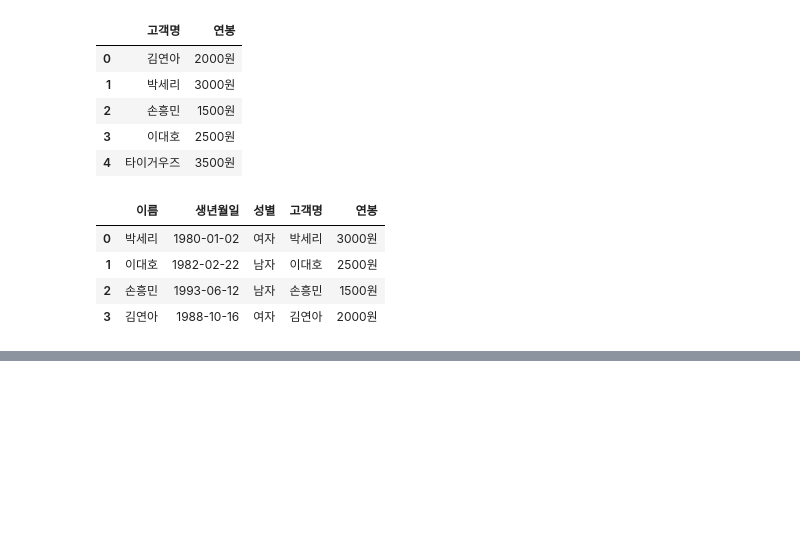
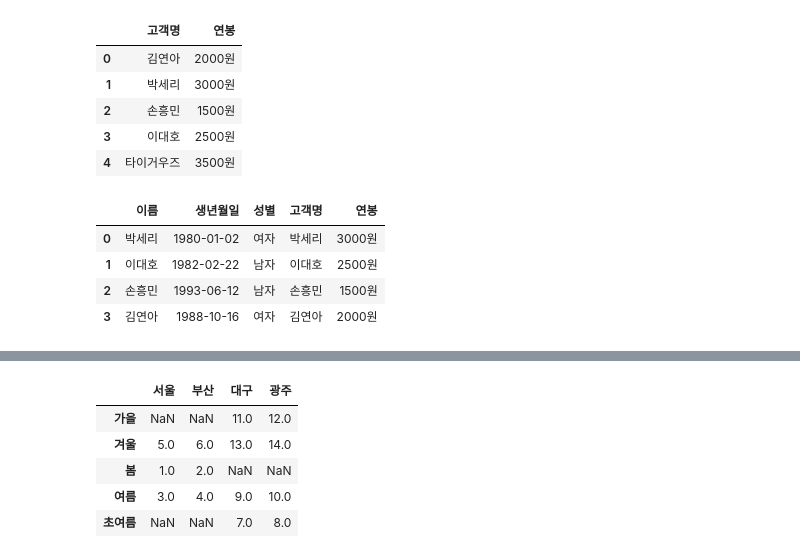
Before and after one commit to HeeJu-XiJu/Pandas, a Jupyter notebook: 15. 데이터병합.ipynb, the cells around one changed output, grey strips where cells are left out. Drawn from its saved outputs; the diff is of its cells as text; code cells hidden in the pictures; blank space fills up the shorter version.

```diff
--- a/15. 데이터병합.ipynb
+++ b/15. 데이터병합.ipynb
@@ -211,0 +228,5 @@ pd.merge(df1, df2, left_on='이름', right_on='고객명')
+# %%
+df1 = pd.DataFrame([[1.,2.],[3.,4.],[5.,6.]],
+                    index=['봄','여름','겨울'],
+                    columns=['서울','부산'])
+df1
@@ -211,0 +238,5 @@ pd.merge(df1, df2, left_on='이름', right_on='고객명')
+# %%
+df2 = pd.DataFrame([[7.,8.],[9.,10.],[11.,12.],[13.,14.]],
+                    index=['초여름','여름','가을','겨울'],
+                    columns=['대구','광주'])
+df2
@@ -211,0 +249,10 @@ pd.merge(df1, df2, left_on='이름', right_on='고객명')
+# %%
+# 기준이 모두 index로 처리되어 있는 경우 index는 기존 index를 사용
+pd.merge(df1, df2, left_index=True, right_index=True, how='outer')
+# %% [output]
+|  | 서울 | 부산 | 대구 | 광주 |
+| 가을 | NaN | NaN | 11.0 | 12.0 |
+| 겨울 | 5.0 | 6.0 | 13.0 | 14.0 |
+| 봄 | 1.0 | 2.0 | NaN | NaN |
+| 여름 | 3.0 | 4.0 | 9.0 | 10.0 |
+| 초여름 | NaN | NaN | 7.0 | 8.0 |
```
Also changed, not shown: parts of 27 cells of this notebook.
